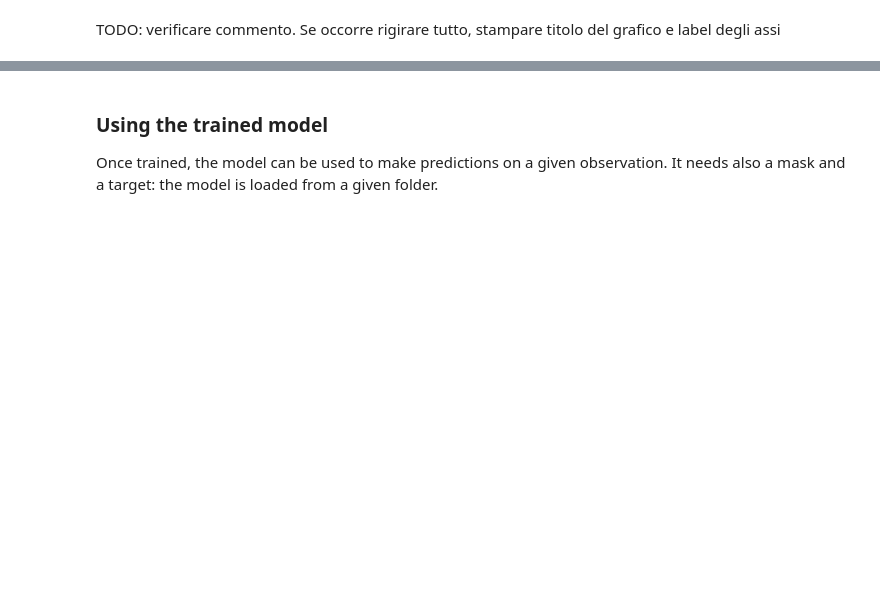
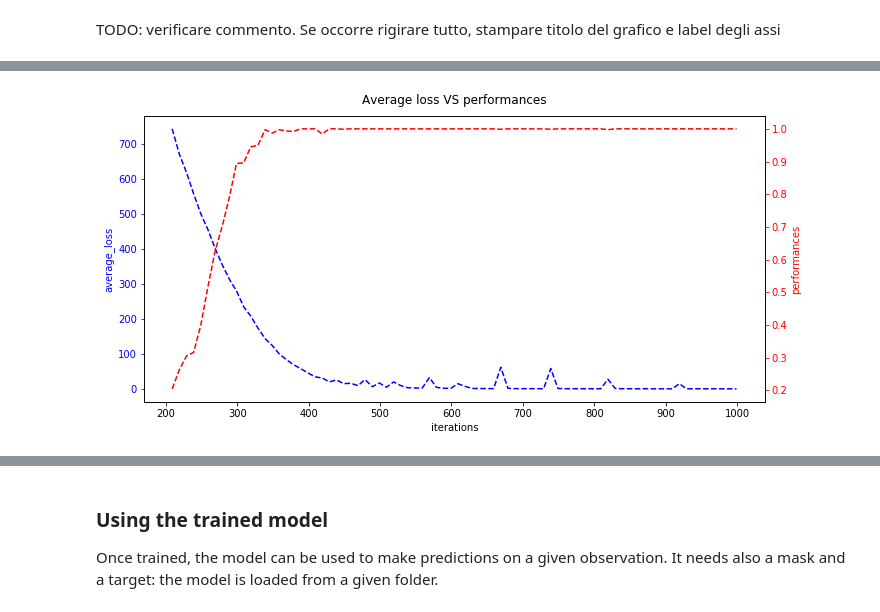
Before and after one commit to MrAngius/DNC-SemesterProject, a Jupyter notebook: Semester Project.ipynb, the cells around one changed output, grey strips where cells are left out. Cells and saved outputs as stored; diff of their text form; code cells hidden in the pictures; blank space fills up the shorter version.

```diff
--- a/Semester Project.ipynb
+++ b/Semester Project.ipynb
@@ -1878,2 +1971,6 @@ plt.show()
 # %% [markdown]
 TODO: verificare commento. Se occorre rigirare tutto, stampare titolo del grafico e label degli assi
+# %%
+tf.reset_default_graph()
+results_trav2 = training_trav.train(ds.training, 800, REPORT_INTERVAL, CHECK_POINT_DIR, performance_thresh=0.7,
+                         checkpoint_interval=CHECK_POINT_INTERVAL, overwrite_model=False, verbosity=0, test_set=ds.test)
@@ -1879,0 +1997,9 @@ TODO: verificare commento. Se occorre rigirare tutto, stampare titolo del grafic
+# %%
+iterations = np.array(results_trav2['iterations'])
+performances = np.array(results_trav2['performances'])
+validation = np.array(results_trav2['validation'])
+avg_loss = np.array(results_trav2['average_loss'])
+# %%
+plot_performances_loss(iterations, performances, avg_loss)
+# %% [output]
+[figure, added]
```
Also changed, not shown: parts of 49 cells of this notebook, 7 other files.
